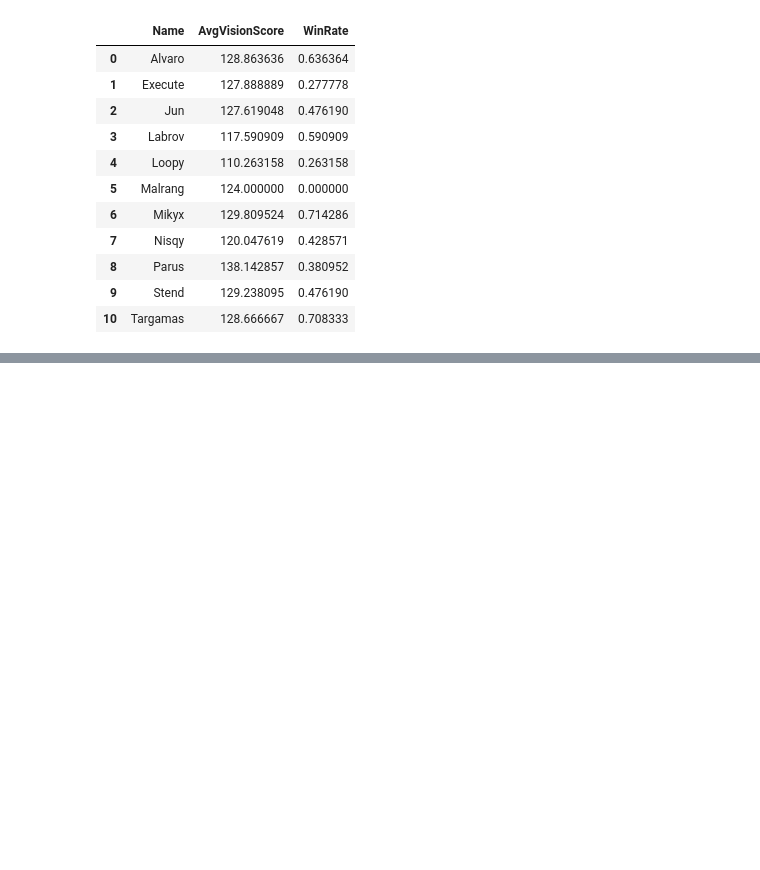
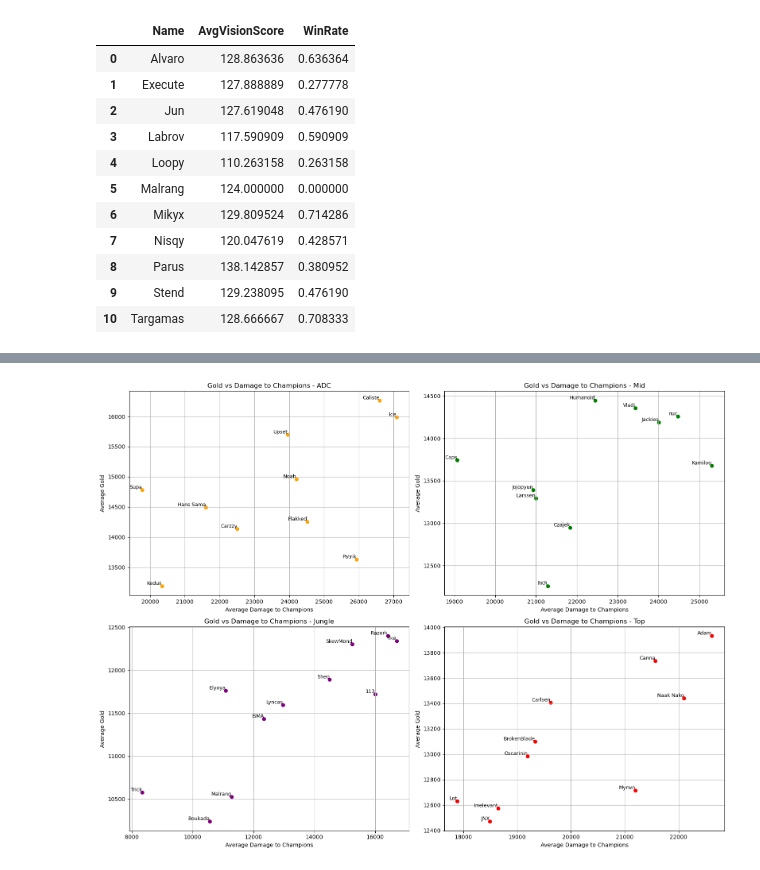
Before and after one commit to DamienRabier/LOL_Esport_Visualisation, a Jupyter notebook: visu_api.ipynb, the cells around one changed output, grey strips where cells are left out. Cells and saved outputs as stored; diff of their text form; code cells hidden in the pictures; blank space fills up the shorter version.

```diff
--- a/visu_api.ipynb
+++ b/visu_api.ipynb
@@ -167,0 +206,5 @@ plt.show()
+# %%
+dmg_gold_adc = pd.merge(mean_dmg_adc, mean_gold_adc, on="Name")
+dmg_gold_mid = pd.merge(mean_dmg_mid, mean_gold_mid, on="Name")
+dmg_gold_jungle = pd.merge(mean_dmg_jungle, mean_gold_jungle, on="Name")
+dmg_gold_top = pd.merge(mean_dmg_top, mean_gold_top, on="Name")
@@ -167,0 +301,39 @@ plt.show()
+# %%
+#plot the DMG vs Gold for each role
+fig, axs = plt.subplots(2, 2, figsize=(16, 12))
+# ADC
+axs[0, 0].scatter(dmg_gold_adc['DamageToChampions'], dmg_gold_adc['Gold'], color='orange')
+for i, row in dmg_gold_adc.iterrows():
+    axs[0, 0].text(row['DamageToChampions'], row['Gold'], row['Name'], fontsize=9, ha='right', va='bottom')
+axs[0, 0].set_title("Gold vs Damage to Champions - ADC")
+axs[0, 0].set_xlabel("Average Damage to Champions")
+axs[0, 0].set_ylabel("Average Gold")
+axs[0, 0].grid(True)
+# Mid
+axs[0, 1].scatter(dmg_gold_mid['DamageToChampions'], dmg_gold_mid['Gold'], color='green')
+for i, row in dmg_gold_mid.iterrows():
+    axs[0, 1].text(row['DamageToChampions'], row['Gold'], row['Name'], fontsize=9, ha='right', va='bottom')
+axs[0, 1].set_title("Gold vs Damage to Champions - Mid")
+axs[0, 1].set_xlabel("Average Damage to Champions")
+axs[0, 1].set_ylabel("Average Gold")
+axs[0, 1].grid(True)
+# Jungle
+axs[1, 0].scatter(dmg_gold_jungle['DamageToChampions'], dmg_gold_jungle['Gold'], color='purple')
+for i, row in dmg_gold_jungle.iterrows():
+    axs[1, 0].text(row['DamageToChampions'], row['Gold'], row['Name'], fontsize=9, ha='right', va='bottom')
+axs[1, 0].set_title("Gold vs Damage to Champions - Jungle")
+axs[1, 0].set_xlabel("Average Damage to Champions")
+axs[1, 0].set_ylabel("Average Gold")
+axs[1, 0].grid(True)
+# Top
+axs[1, 1].scatter(dmg_gold_top['DamageToChampions'], dmg_gold_top['Gold'], color='red')
+for i, row in dmg_gold_top.iterrows():
+    axs[1, 1].text(row['DamageToChampions'], row['Gold'], row['Name'], fontsize=9, ha='right', va='bottom')
+axs[1, 1].set_title("Gold vs Damage to Champions - Top")
+axs[1, 1].set_xlabel("Average Damage to Champions")
+axs[1, 1].set_ylabel("Average Gold")
+axs[1, 1].grid(True)
+plt.tight_layout()
+plt.show()
+# %% [output]
+[figure, added]
```
Also changed, not shown: parts of 14 cells of this notebook, 4 other files.
